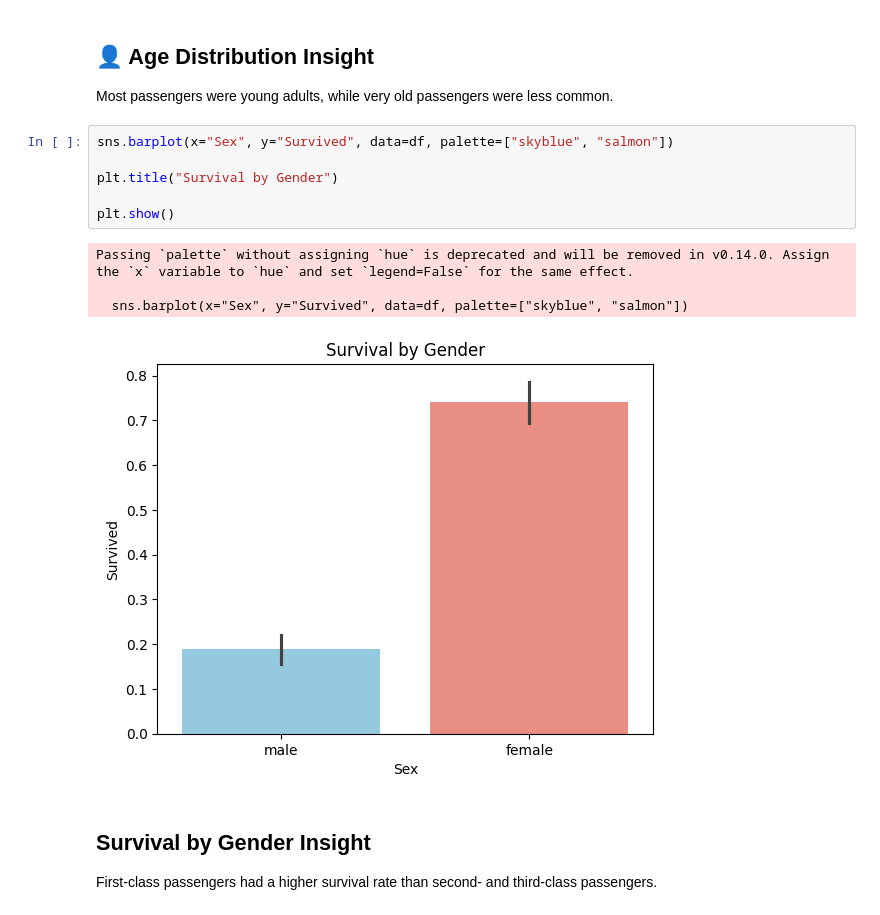
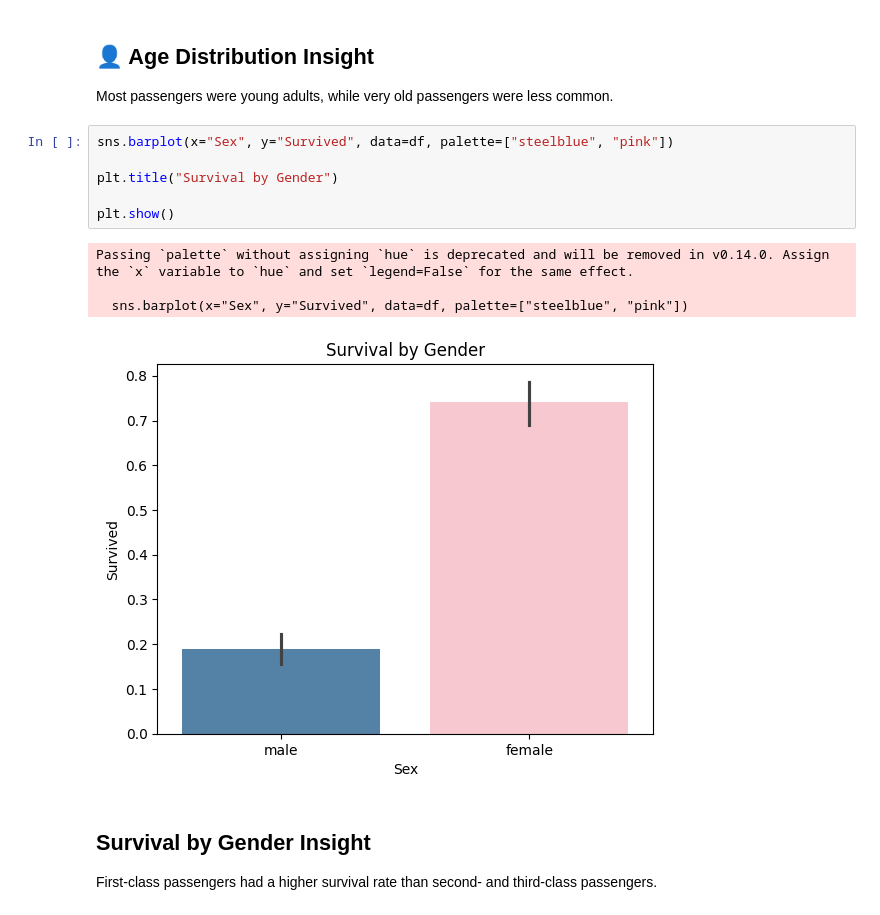
Before and after one commit to ammarmohamed1152007-prog/Titanic-Data-Analysis, a Jupyter notebook: Titanic.ipynb, the cells around one changed output. Saved outputs shown, nothing was run; the diff lists cells and outputs as text.

```diff
--- a/Titanic.ipynb
+++ b/Titanic.ipynb
@@ -442,16 +442,16 @@ plt.show()
 
 Most passengers were young adults, while very old passengers were less common.
 # %%
-sns.barplot(x="Sex", y="Survived", data=df, palette=["skyblue", "salmon"])
+sns.barplot(x="Sex", y="Survived", data=df, palette=["steelblue", "pink"])
 
 plt.title("Survival by Gender")
 
 plt.show()
 # %% [output]
 Passing `palette` without assigning `hue` is deprecated and will be removed in v0.14.0. Assign the `x` variable to `hue` and set `legend=False` for the same effect.
 
-  sns.barplot(x="Sex", y="Survived", data=df, palette=["skyblue", "salmon"])
+  sns.barplot(x="Sex", y="Survived", data=df, palette=["steelblue", "pink"])
-[figure, old version]
+[figure, new version]
 # %% [markdown]
 ##  Survival by Gender Insight
 
```
Also changed, not shown: parts of 5 cells of this notebook.
